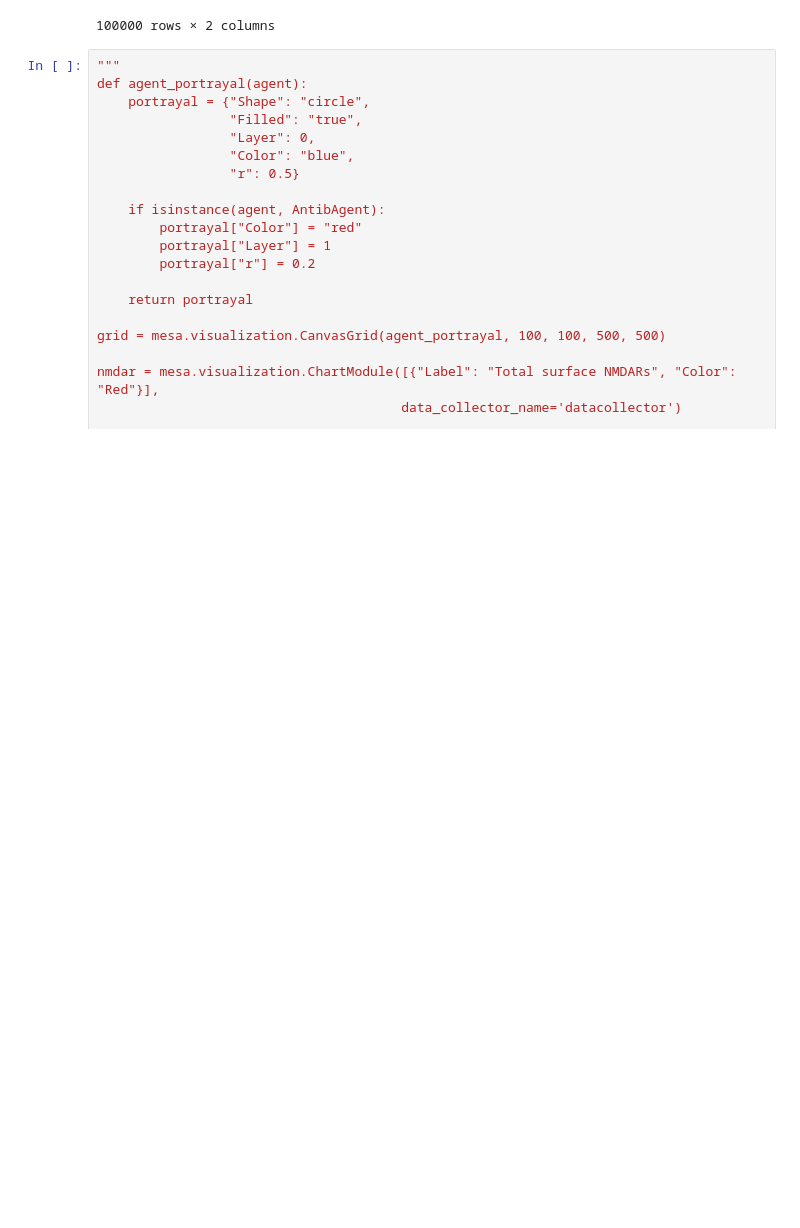
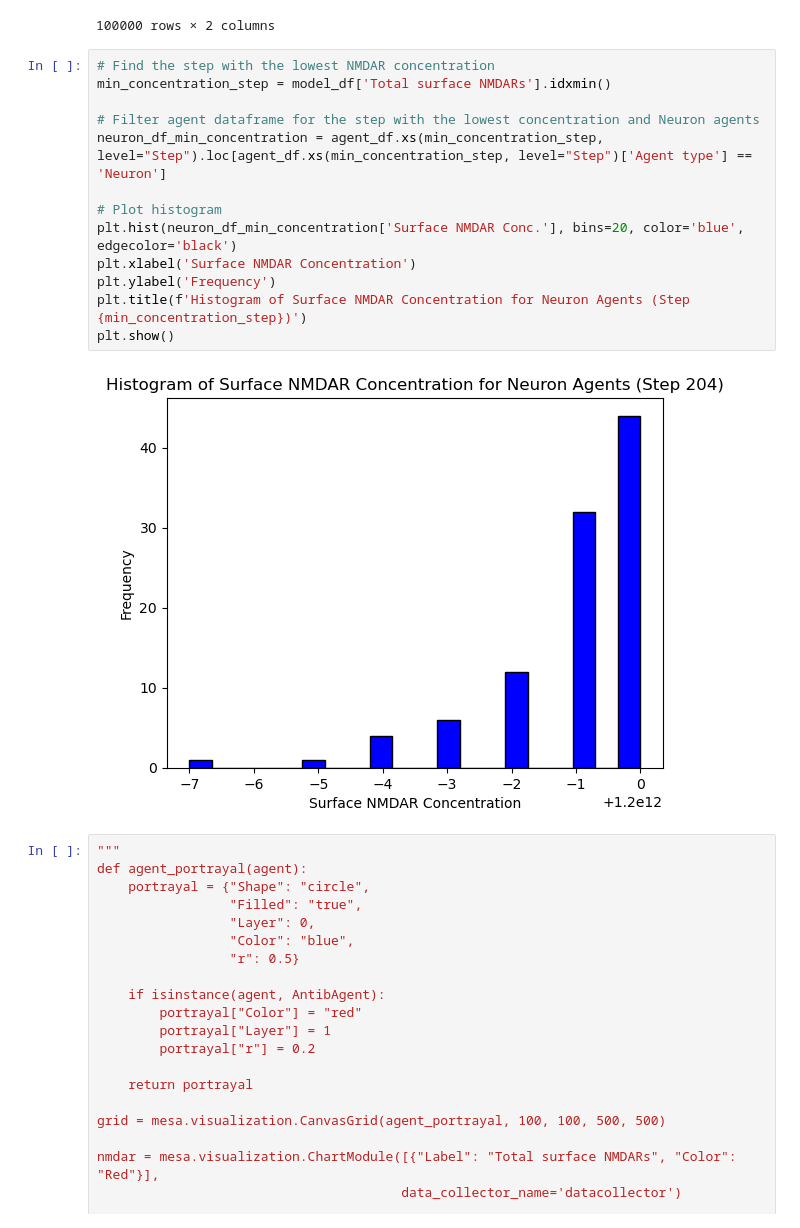
Before and after one commit to P1470V/CB1020-G12, a Jupyter notebook: abm.ipynb, the cells around one changed output. Cells and saved outputs as stored; diff of their text form; blank space fills up the shorter version.

Commit message:
Addded histogram form Filippas branch

```diff
--- a/abm.ipynb
+++ b/abm.ipynb
@@ -243,6 +243,21 @@ neuron_df
 |  | 98 | 1.200000e+12 | Neuron |
 |  | 99 | 1.200000e+12 | Neuron |
 100000 rows × 2 columns
+# %%
+# Find the step with the lowest NMDAR concentration
+min_concentration_step = model_df['Total surface NMDARs'].idxmin()
+
+# Filter agent dataframe for the step with the lowest concentration and Neuron agents
+neuron_df_min_concentration = agent_df.xs(min_concentration_step, level="Step").loc[agent_df.xs(min_concentration_step, level="Step")['Agent type'] == 'Neuron']
+
+# Plot histogram
+plt.hist(neuron_df_min_concentration['Surface NMDAR Conc.'], bins=20, color='blue', edgecolor='black')
+plt.xlabel('Surface NMDAR Concentration')
+plt.ylabel('Frequency')
+plt.title(f'Histogram of Surface NMDAR Concentration for Neuron Agents (Step {min_concentration_step})')
+plt.show()
+# %% [output]
+[figure, added]
 # %%
 """
 def agent_portrayal(agent):
```
Also changed, not shown: parts of 2 cells of this notebook.
